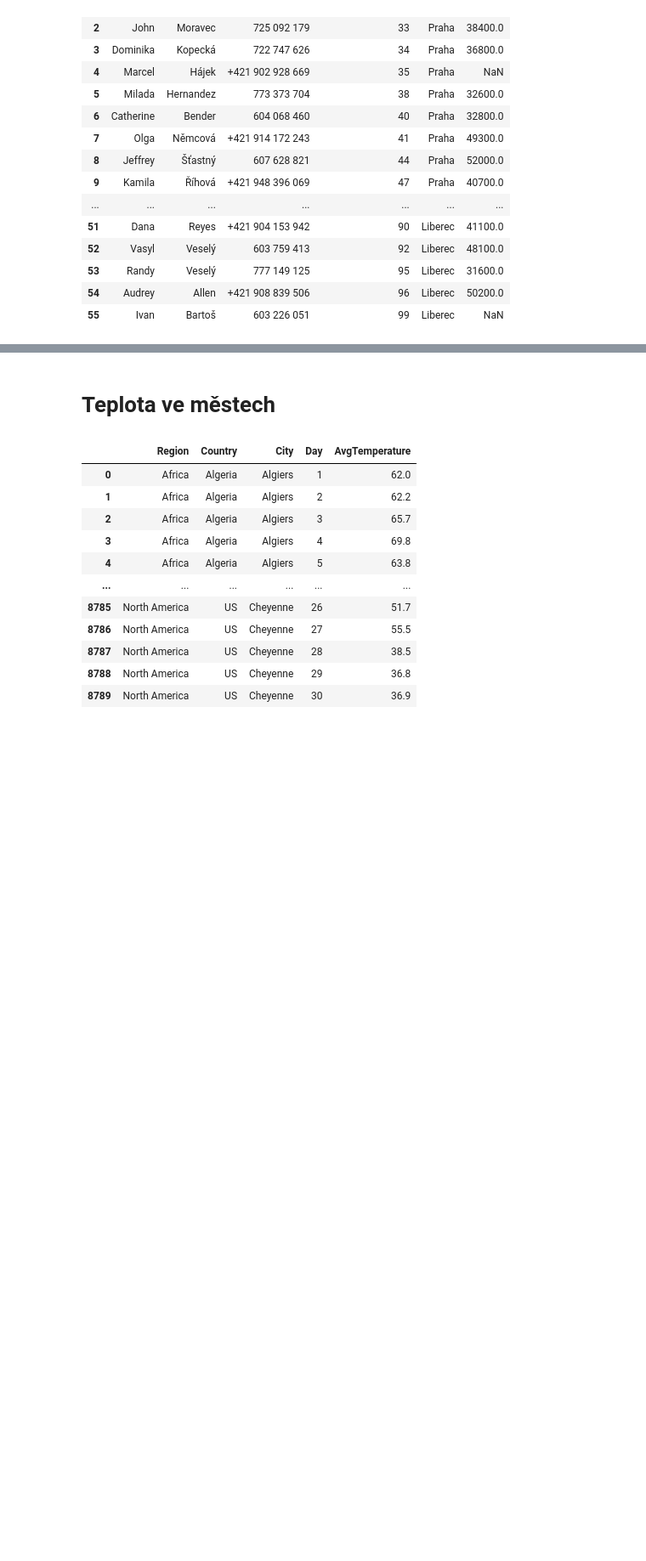
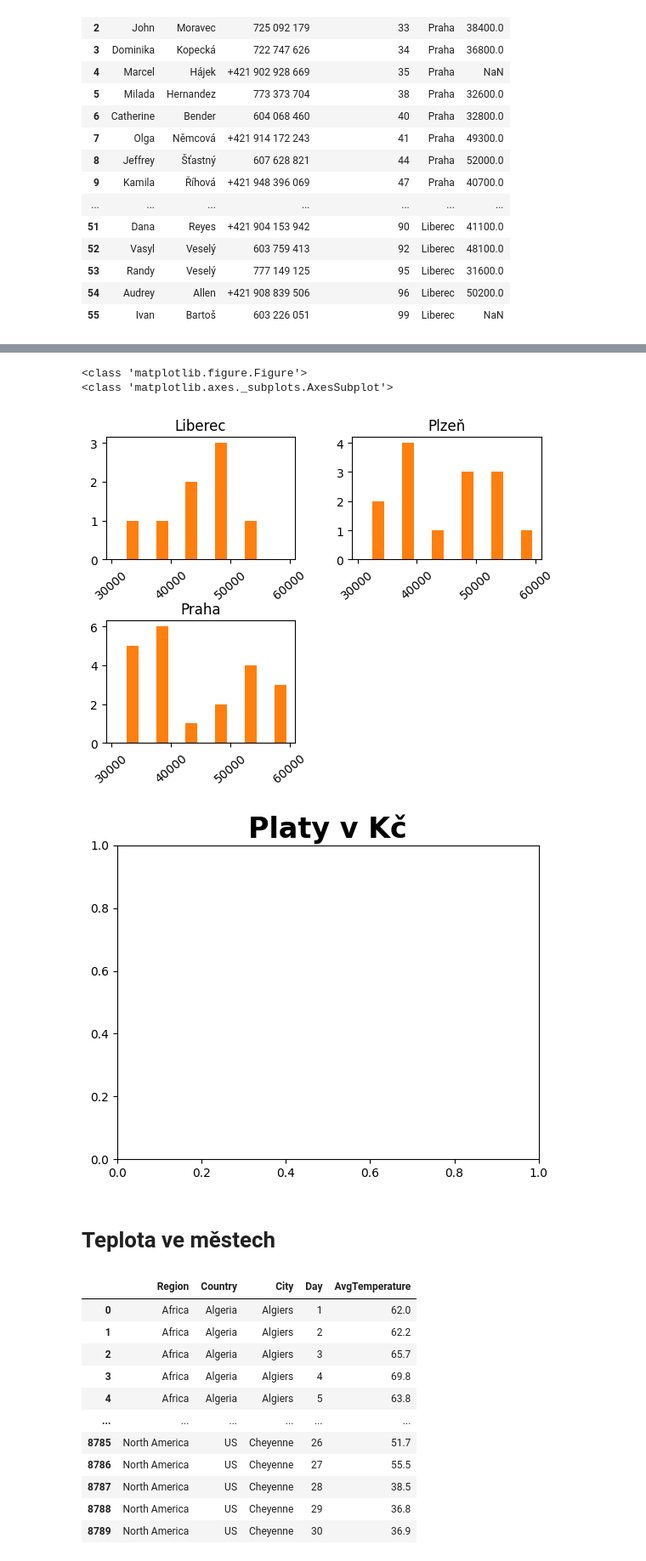
Before and after one commit to zitkovalenka/Python1-Czechitas, a Jupyter notebook: ukol-12_Vizualizace.ipynb, the cells around one changed output, grey strips where cells are left out. Shown at 85% size. Cells and saved outputs as stored; diff of their text form; code cells hidden in the pictures; blank space fills up the shorter version.

```diff
--- a/ukol-12_Vizualizace.ipynb
+++ b/ukol-12_Vizualizace.ipynb
@@ -147,3 +131,28 @@ plt.savefig('ukol-12_platy.png')  # jak uložit obrázek? Protože mi to uložil
+# %%
+platy_zamci.hist(
+    by="mesto",
+    # bins = [30000,35000,40000,45000,50000,55000,60000],
+    bins = 6,
+    range = (30000,60000),
+    xrot = 40,
+    # jak zde mám vytvořit název osy X?
+    )
+
+fig, ax = plt.subplots()    # jednotka 15 a 7 je v palcích
+print(type(fig))
+print(type(ax))
+
+ax.set_title("Platy v Kč", fontweight="bold", fontsize = 24)    # proč se mi objeví graf zvlášť jen s "rámečkem"
+# ax.set_xlabel("Platy v Kč", color="darkgrey", fontsize = 12)  # proč se mi objeví graf zvlášť jen s "rámečkem"
+
+plt.savefig('ukol-12_platy.png')   # nutné volat před plt.show(), aby se obrázek uložil s grafem, ne prázdný
+plt.savefig('ukol-12_platy.jpg')   # nutné volat před plt.show(), aby se obrázek uložil s grafem, ne prázdný
+plt.show()
+# %% [output]
+<class 'matplotlib.figure.Figure'>
+<class 'matplotlib.axes._subplots.AxesSubplot'>
+[figure, added]
+[figure, added]
 # %% [markdown]
 # Teplota ve městech
 # %%
```
Also changed, not shown: parts of 6 cells of this notebook.
